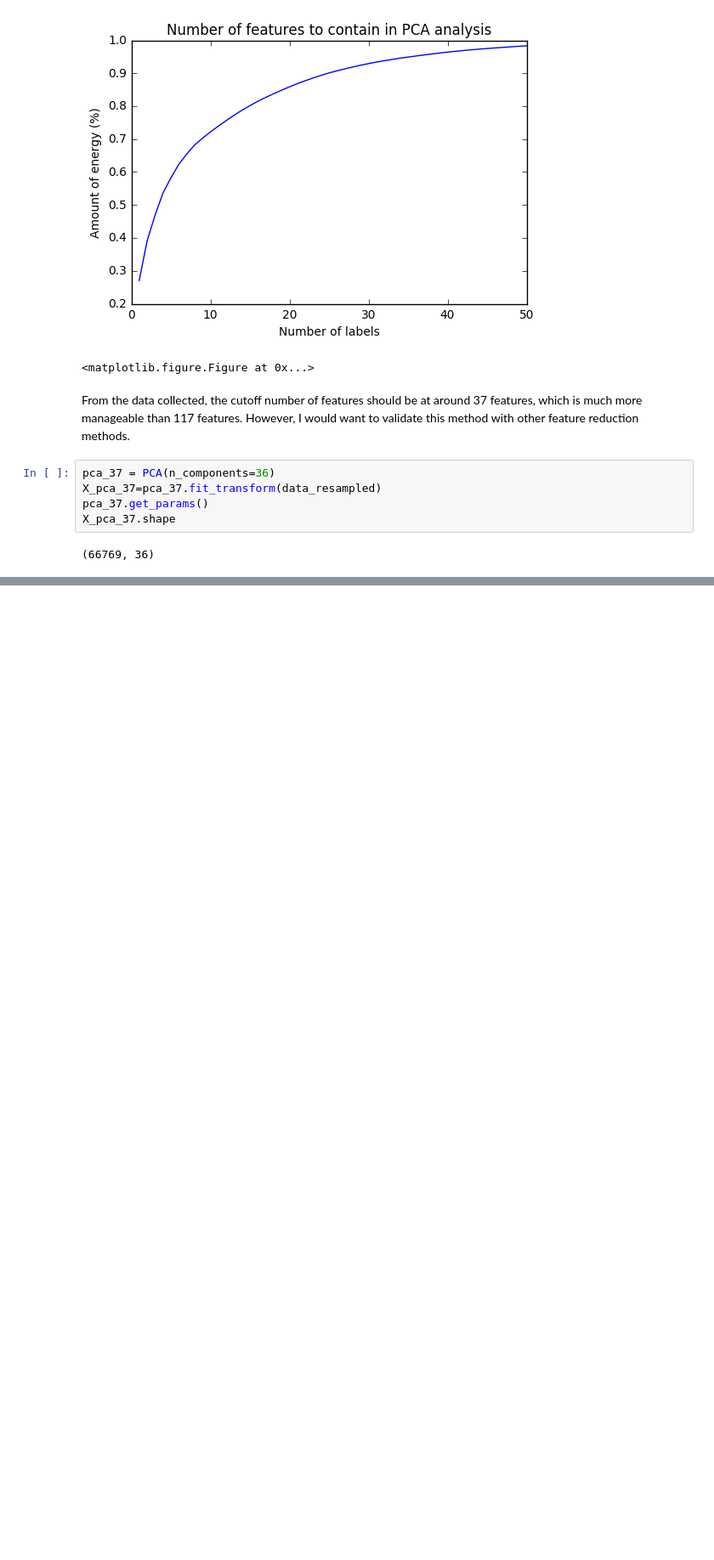
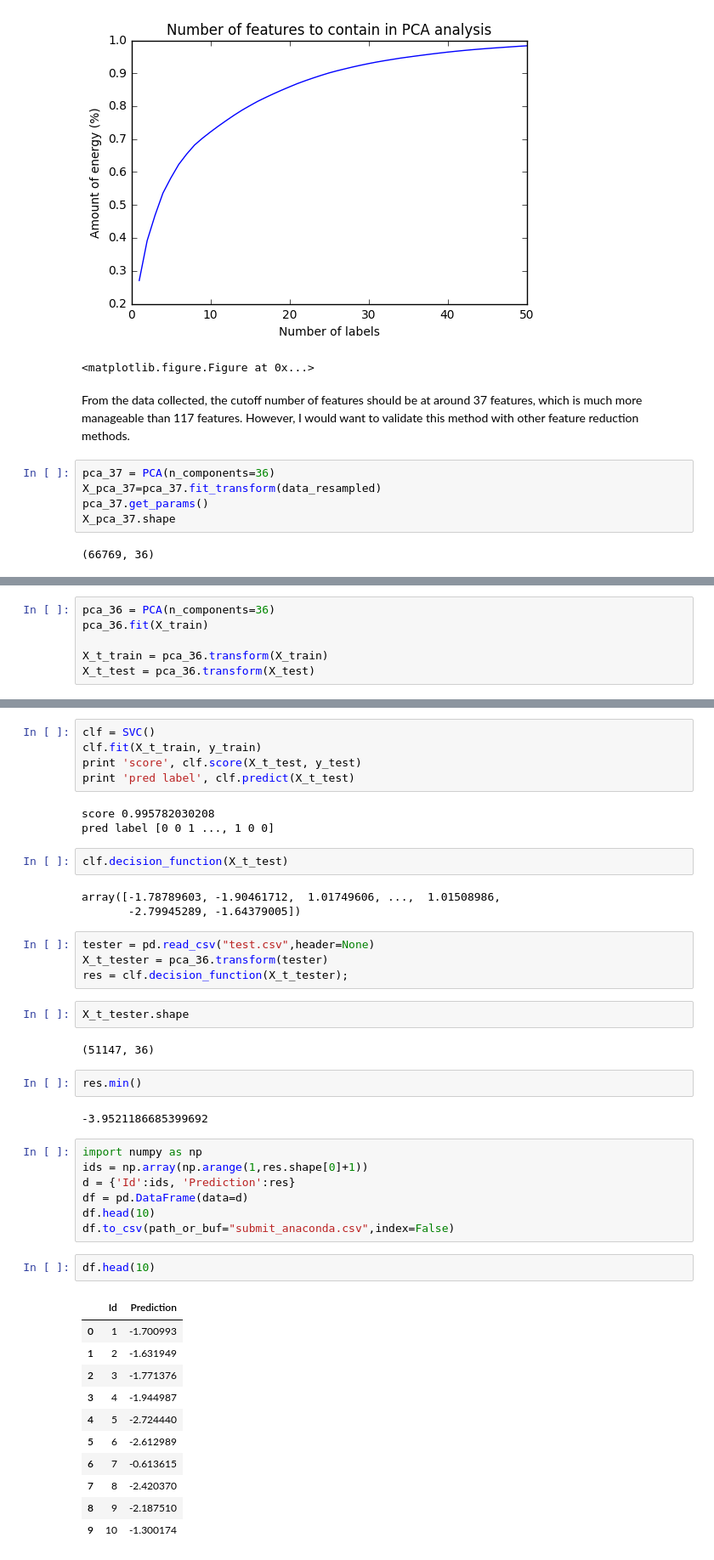
Before and after one commit to brendabrandy/StatLearning, a Jupyter notebook: Kaggle Contest.ipynb, the cells around one changed output, grey strips where cells are left out. Shown at 85% size. Cells and saved outputs as stored; diff of their text form; blank space fills up the shorter version.

```diff
--- a/Kaggle Contest.ipynb
+++ b/Kaggle Contest.ipynb
@@ -214,0 +202,6 @@ KeyboardInterrupt:
+# %%
+pca_36 = PCA(n_components=36)
+pca_36.fit(X_train)
+
+X_t_train = pca_36.transform(X_train)
+X_t_test = pca_36.transform(X_test)
@@ -214,0 +212,46 @@ KeyboardInterrupt:
+# %%
+clf = SVC()
+clf.fit(X_t_train, y_train)
+print 'score', clf.score(X_t_test, y_test)
+print 'pred label', clf.predict(X_t_test)
+# %% [output]
+score 0.995782030208
+pred label [0 0 1 ..., 1 0 0]
+# %%
+clf.decision_function(X_t_test)
+# %% [output]
+array([-1.78789603, -1.90461712,  1.01749606, ...,  1.01508986,
+       -2.79945289, -1.64379005])
+# %%
+tester = pd.read_csv("test.csv",header=None)
+X_t_tester = pca_36.transform(tester)
+res = clf.decision_function(X_t_tester);
+# %%
+X_t_tester.shape
+# %% [output]
+(51147, 36)
+# %%
+res.min()
+# %% [output]
+-3.9521186685399692
+# %%
+import numpy as np
+ids = np.array(np.arange(1,res.shape[0]+1))
+d = {'Id':ids, 'Prediction':res}
+df = pd.DataFrame(data=d)
+df.head(10)
+df.to_csv(path_or_buf="submit_anaconda.csv",index=False)
+# %%
+df.head(10)
+# %% [output]
+|  | Id | Prediction |
+| 0 | 1 | -1.700993 |
+| 1 | 2 | -1.631949 |
+| 2 | 3 | -1.771376 |
+| 3 | 4 | -1.944987 |
+| 4 | 5 | -2.724440 |
+| 5 | 6 | -2.612989 |
+| 6 | 7 | -0.613615 |
+| 7 | 8 | -2.420370 |
+| 8 | 9 | -2.187510 |
+| 9 | 10 | -1.300174 |
```
Also changed, not shown: parts of 9 cells of this notebook.
